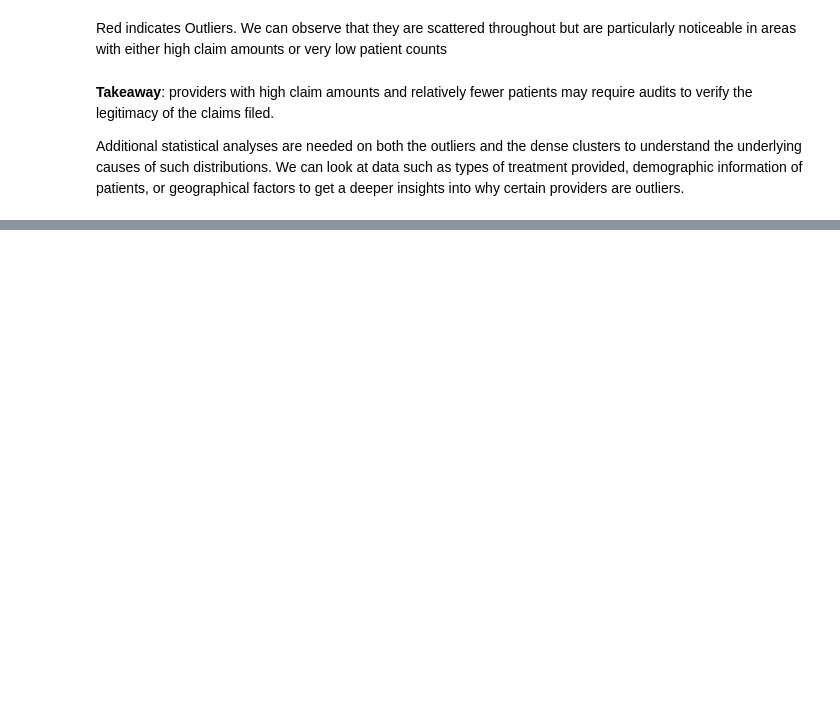
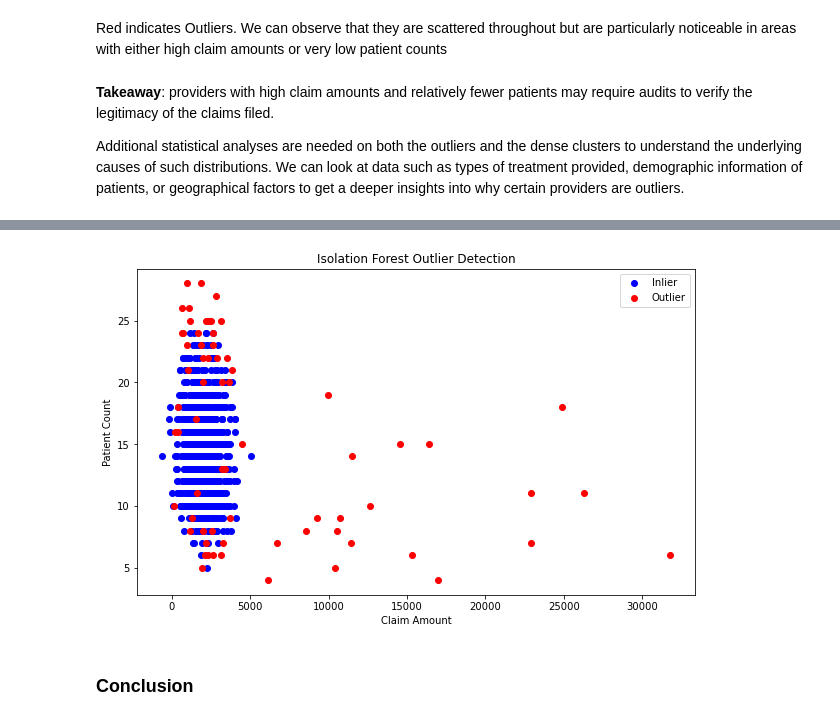
Before and after one commit to Sedozan/Analytics, a Jupyter notebook: provider_unsupervised_anomaly_detection.ipynb, the cells around one changed output, grey strips where cells are left out. Cells and saved outputs as stored; diff of their text form; code cells hidden in the pictures; blank space fills up the shorter version.

```diff
--- a/provider_unsupervised_anomaly_detection.ipynb
+++ b/provider_unsupervised_anomaly_detection.ipynb
@@ -231,0 +269,12 @@ plt.show()
+# %%
+iso_forest = IsolationForest(n_estimators=500, random_state=42)
+
+iso_forest.fit(features_of_interest)
+
+labels = iso_forest.predict(features_of_interest) # Predicting the anomalies (-1 for outliers, 1 for inliers)
+# %%
+features_of_interest['anomaly'] = labels
+
+outliers = features_of_interest[features_of_interest['anomaly'] == -1].copy()
+
+print("Number of outliers detected:", len(outliers))
@@ -231,0 +288,17 @@ plt.show()
+# %%
+plt.figure(figsize=(10, 6))
+plt.scatter(features_of_interest.loc[features_of_interest['anomaly'] == 1, 'Claim_Amount'
+                                    ], features_of_interest.loc[features_of_interest['anomaly'] == 1, 'Patient_Count'
+                                                               ], c='blue', label='Inlier')
+plt.scatter(features_of_interest.loc[features_of_interest['anomaly'] == -1, 'Claim_Amount'
+                                    ], features_of_interest.loc[features_of_interest['anomaly'] == -1, 'Patient_Count'
+                                                               ], c='red', label='Outlier')
+plt.xlabel('Claim Amount')
+plt.ylabel('Patient Count')
+plt.legend()
+plt.title('Isolation Forest Outlier Detection')
+plt.show()
+# %% [output]
+[figure, added]
+# %% [markdown]
+### Conclusion
```
Also changed, not shown: parts of 20 cells of this notebook.
